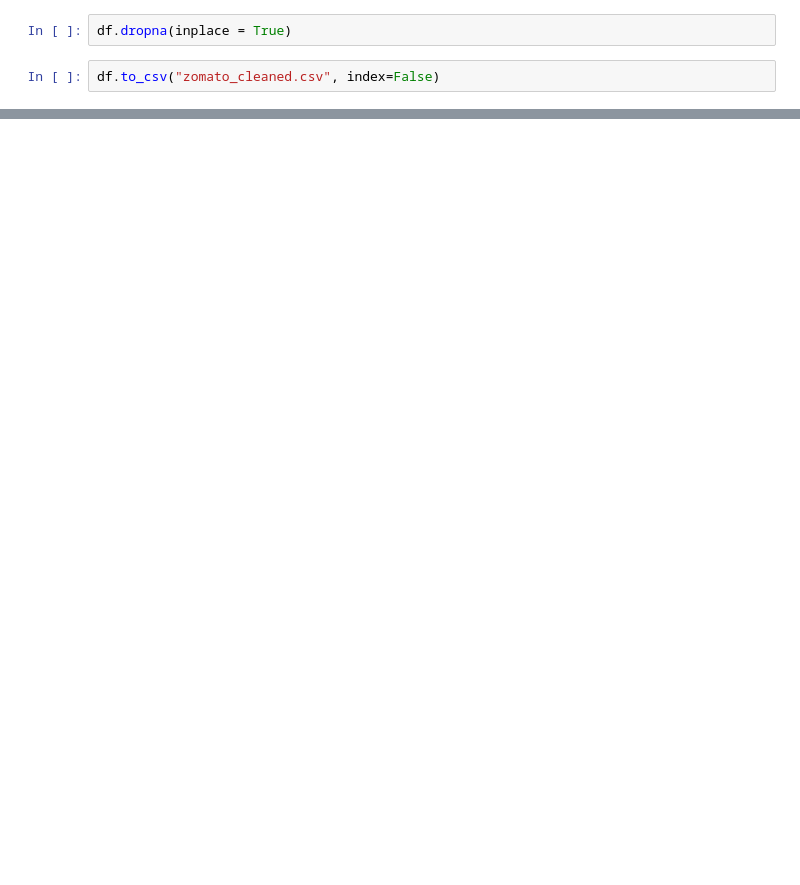
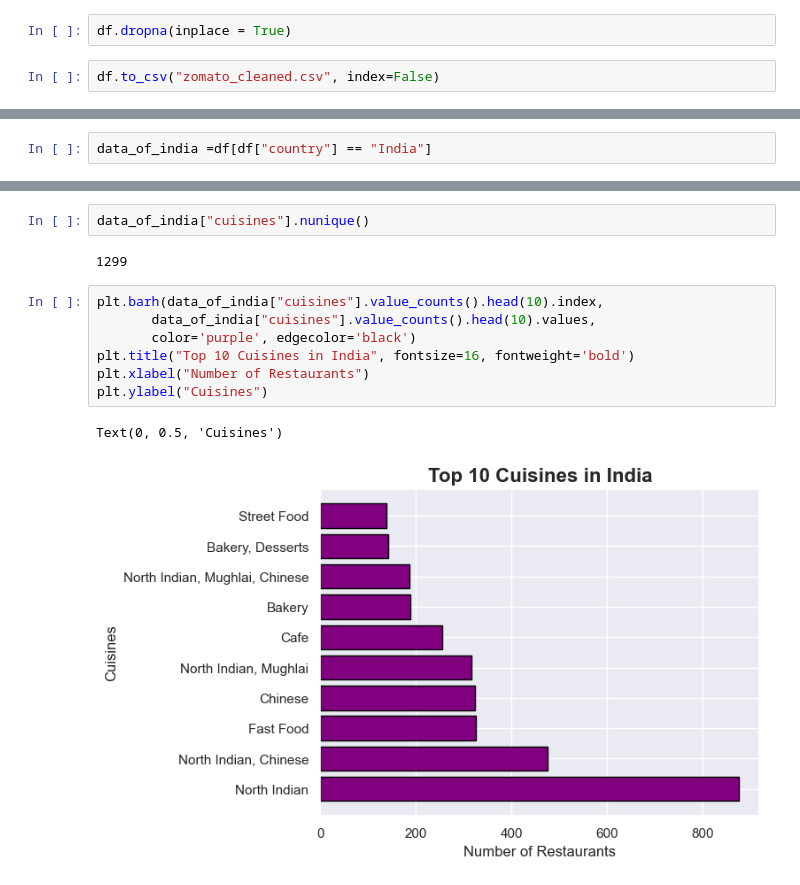
Before and after one commit to Mayankjoshi341/git-code, a Jupyter notebook: MyData-Warehouse/data-cleaning/zomato.ipynb, the cells around one changed output, grey strips where cells are left out. Saved outputs shown, nothing was run; the diff lists cells and outputs as text; blank space fills up the shorter version.

```diff
--- a/MyData-Warehouse/data-cleaning/zomato.ipynb
+++ b/MyData-Warehouse/data-cleaning/zomato.ipynb
@@ -416,0 +474,2 @@ df.to_csv("zomato_cleaned.csv", index=False)
+# %%
+data_of_india =df[df["country"] == "India"]
@@ -416,0 +491,14 @@ df.to_csv("zomato_cleaned.csv", index=False)
+# %%
+data_of_india["cuisines"].nunique()
+# %% [output]
+1299
+# %%
+plt.barh(data_of_india["cuisines"].value_counts().head(10).index,
+       data_of_india["cuisines"].value_counts().head(10).values,
+       color='purple', edgecolor='black')
+plt.title("Top 10 Cuisines in India", fontsize=16, fontweight='bold')
+plt.xlabel("Number of Restaurants")
+plt.ylabel("Cuisines")
+# %% [output]
+Text(0, 0.5, 'Cuisines')
+[figure, added]
```
Also changed, not shown: parts of 34 cells of this notebook.
